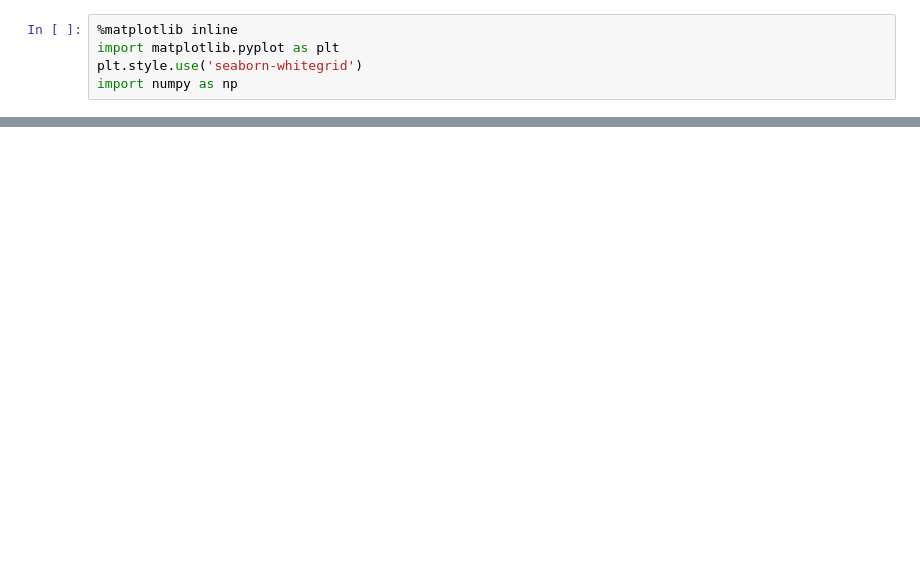
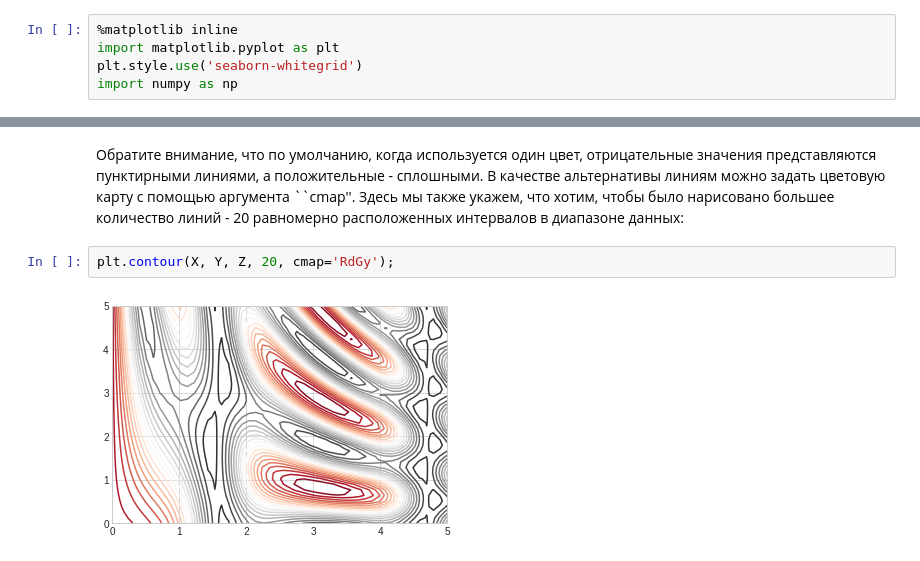
Before and after one commit to SergeyMalashenko/MachineLearning_Summer_2023, a Jupyter notebook: seminars/05/seminar_5_Matplotlib.ipynb, the cells around one changed output, grey strips where cells are left out. Saved outputs shown, nothing was run; the diff lists cells and outputs as text; blank space fills up the shorter version.

```diff
--- a/seminars/05/seminar_5_Matplotlib.ipynb
+++ b/seminars/05/seminar_5_Matplotlib.ipynb
@@ -266,0 +346,8 @@ import numpy as np
+# %% [markdown]
+Обратите внимание, что по умолчанию, когда используется один цвет, отрицательные значения представляются пунктирными линиями, а положительные - сплошными.
+В качестве альтернативы линиям можно задать цветовую карту с помощью аргумента ``cmap''.
+Здесь мы также укажем, что хотим, чтобы было нарисовано большее количество линий - 20 равномерно расположенных интервалов в диапазоне данных:
+# %%
+plt.contour(X, Y, Z, 20, cmap='RdGy');
+# %% [output]
+[figure, added]
```
Also changed, not shown: parts of 72 cells of this notebook.
